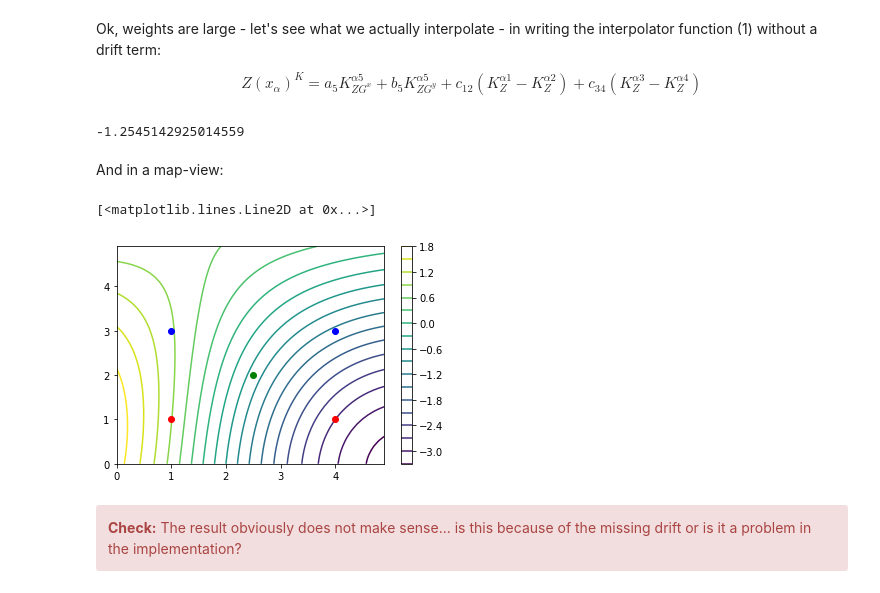
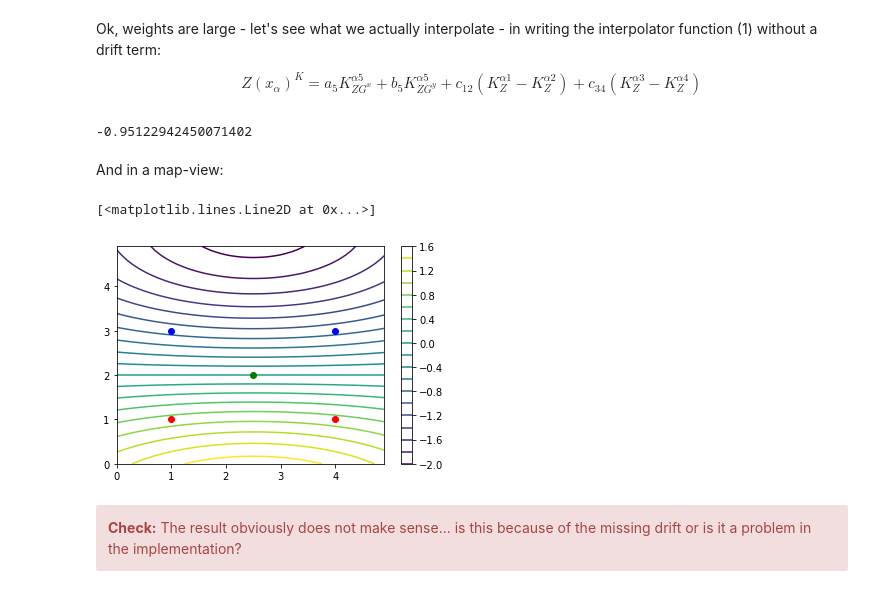
Before and after one commit to cgre-aachen/teaching, a Jupyter notebook: geomodeling/scalar_field_cokriging_minimal_example.ipynb, the cells around one changed output. Cells and saved outputs as stored; diff of their text form; code cells hidden in the pictures.

```diff
--- a/geomodeling/scalar_field_cokriging_minimal_example.ipynb
+++ b/geomodeling/scalar_field_cokriging_minimal_example.ipynb
@@ -239,8 +239,8 @@ Note: we have to use the spacing vector $\vec{h}$ instead of simply the (radial)
 
 K = np.array([[K_Gx(x[4]-x[4]), K_GxGy(x[4]-x[4]), K_ZGx(x[4]-x[0])-K_ZGx(x[4]-x[1]), K_ZGx(x[4]-x[2])-K_ZGx(x[4]-x[3])],
               [K_GxGy(x[4]-x[4]), K_Gy(x[4]-x[4]), K_ZGy(x[4]-x[0])-K_ZGy(x[4]-x[1]), K_ZGy(x[4]-x[2])-K_ZGy(x[4]-x[3])],
-              [K_ZGx(x[0]-x[4])-K_ZGx(x[1]-x[4]), K_Gy(x[0]-x[4])-K_ZGy(x[1]-x[4]), K_Z(x[0]-x[0])-K_Z(x[0]-x[1])-K_Z(x[1]-x[0])+K_Z(x[1]-x[1]), K_Z(x[0]-x[2])-K_Z(x[0]-x[3])-K_Z(x[1]-x[2])+K_Z(x[1]-x[3])],
-              [K_ZGx(x[2]-x[4])-K_ZGx(x[3]-x[4]), K_Gy(x[2]-x[4])-K_ZGy(x[3]-x[4]), K_Z(x[2]-x[0])-K_Z(x[2]-x[1])-K_Z(x[3]-x[0])+K_Z(x[3]-x[1]), K_Z(x[2]-x[2])-K_Z(x[2]-x[3])-K_Z(x[3]-x[2])+K_Z(x[3]-x[3])]])
+              [K_ZGx(x[0]-x[4])-K_ZGx(x[1]-x[4]), K_ZGy(x[0]-x[4])-K_ZGy(x[1]-x[4]), K_Z(x[0]-x[0])-K_Z(x[0]-x[1])-K_Z(x[1]-x[0])+K_Z(x[1]-x[1]), K_Z(x[0]-x[2])-K_Z(x[0]-x[3])-K_Z(x[1]-x[2])+K_Z(x[1]-x[3])],
+              [K_ZGx(x[2]-x[4])-K_ZGx(x[3]-x[4]), K_ZGy(x[2]-x[4])-K_ZGy(x[3]-x[4]), K_Z(x[2]-x[0])-K_Z(x[2]-x[1])-K_Z(x[3]-x[0])+K_Z(x[3]-x[1]), K_Z(x[2]-x[2])-K_Z(x[2]-x[3])-K_Z(x[3]-x[2])+K_Z(x[3]-x[3])]])
 # %%
 np.linalg.cond(K)
 # %% [output]
@@ -287,7 +283,7 @@ def interp_val(xa, w, x):
 # %%
 interp_val([2,3], w, x)
 # %% [output]
--1.2545142925014559
+-0.95122942450071402
 # %% [markdown]
 And in a map-view:
 # %%
@@ -301,14 +297,14 @@ for i,xxx in enumerate(xx):
     for j,yyy in enumerate(yy):
         scalar_field_no_drift[i,j] = interp_val([xxx,yyy], w, x)
 # %%
-plt.contour(XX, YY, scalar_field_no_drift, 20)
+plt.contour(XX, YY, scalar_field_no_drift.T, 20)
 plt.colorbar()
 plt.plot(x_int1[:,0], x_int1[:,1], 'ro')
 plt.plot(x_int2[:,0], x_int2[:,1], 'bo')
 plt.plot(x5[0], x5[1], 'go')
 # %% [output]
 [<matplotlib.lines.Line2D at 0x...>]
-[figure, old version]
+[figure, new version]
 # %% [markdown]
 
 <div class="alert alert-danger">
```
Also changed, not shown: parts of 4 cells of this notebook.
